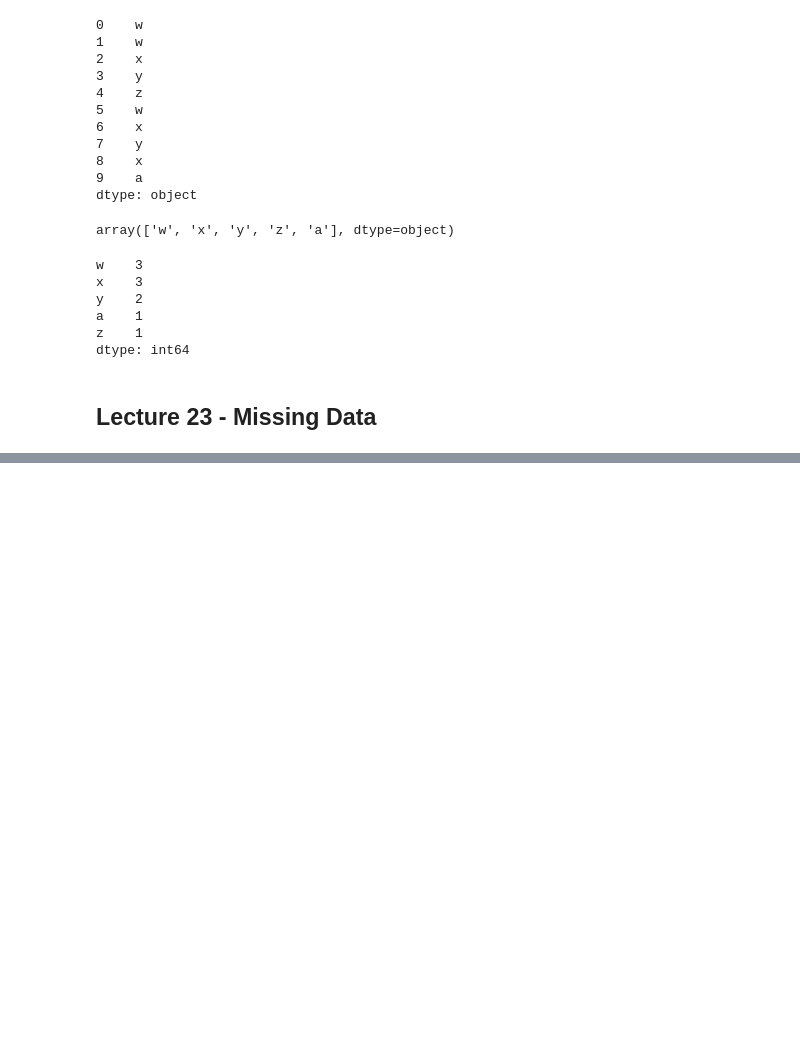
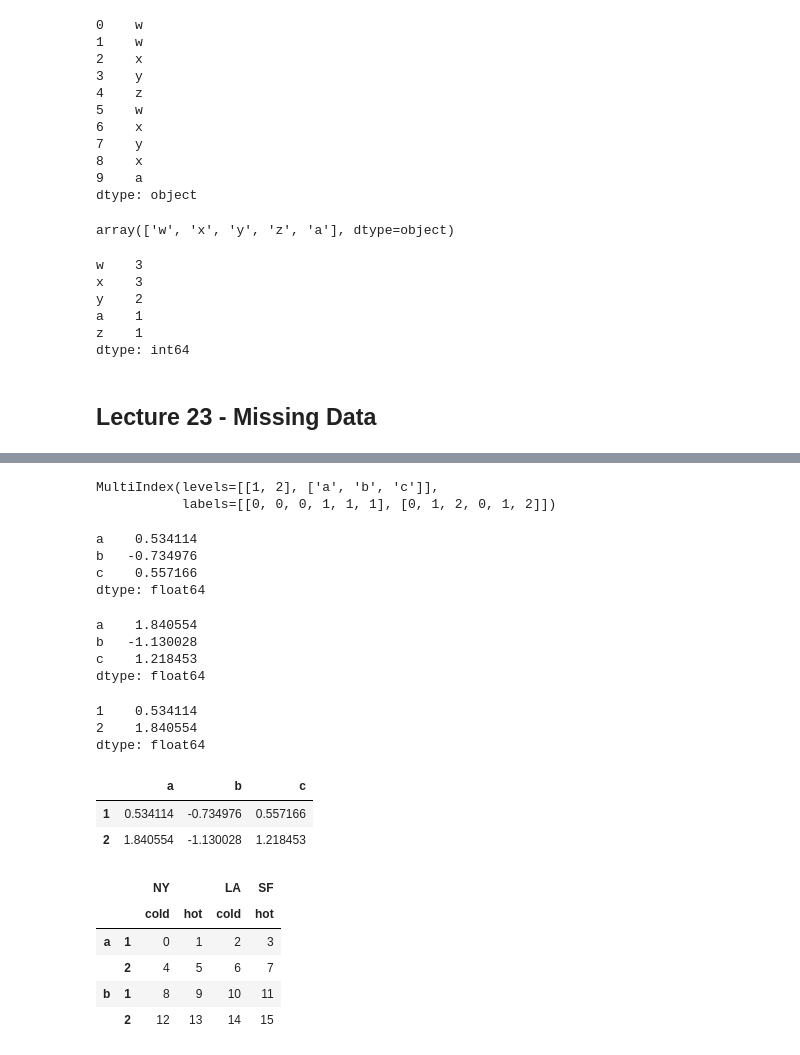
Before and after one commit to Phillip-0x01/Python_Notes, a Jupyter notebook: Pandas.ipynb, the cells around one changed output, grey strips where cells are left out. Drawn from its saved outputs; the diff is of its cells as text; code cells hidden in the pictures; blank space fills up the shorter version.

```diff
--- a/Pandas.ipynb
+++ b/Pandas.ipynb
@@ -971,0 +1101,44 @@ dtype: int64
+# %%
+ser.index
+# %% [output]
+MultiIndex(levels=[[1, 2], ['a', 'b', 'c']],
+           labels=[[0, 0, 0, 1, 1, 1], [0, 1, 2, 0, 1, 2]])
+# %%
+ser[1]
+# %% [output]
+a    0.534114
+b   -0.734976
+c    0.557166
+dtype: float64
+# %%
+ser[2]
+# %% [output]
+a    1.840554
+b   -1.130028
+c    1.218453
+dtype: float64
+# %%
+#select just the a's from the inner index, use : which means everything (here for level 1) then 'a'
+ser[:,'a']
+# %% [output]
+1    0.534114
+2    1.840554
+dtype: float64
+# %%
+dframe = ser.unstack()
+dframe
+# %% [output]
+|  | a | b | c |
+| 1 | 0.534114 | -0.734976 | 0.557166 |
+| 2 | 1.840554 | -1.130028 | 1.218453 |
+# %%
+dframe2 = DataFrame(np.arange(16).reshape(4,4),index=[['a','a','b','b'],[1,2,1,2]],
+                   columns=[['NY','NY','LA','SF'],['cold','hot','cold','hot']])
+dframe2
+# %% [output]
+|  |  | NY |  | LA | SF |
+|  |  | cold | hot | cold | hot |
+| a | 1 | 0 | 1 | 2 | 3 |
+|  | 2 | 4 | 5 | 6 | 7 |
+| b | 1 | 8 | 9 | 10 | 11 |
+|  | 2 | 12 | 13 | 14 | 15 |
```
Also changed, not shown: parts of 20 cells of this notebook.
